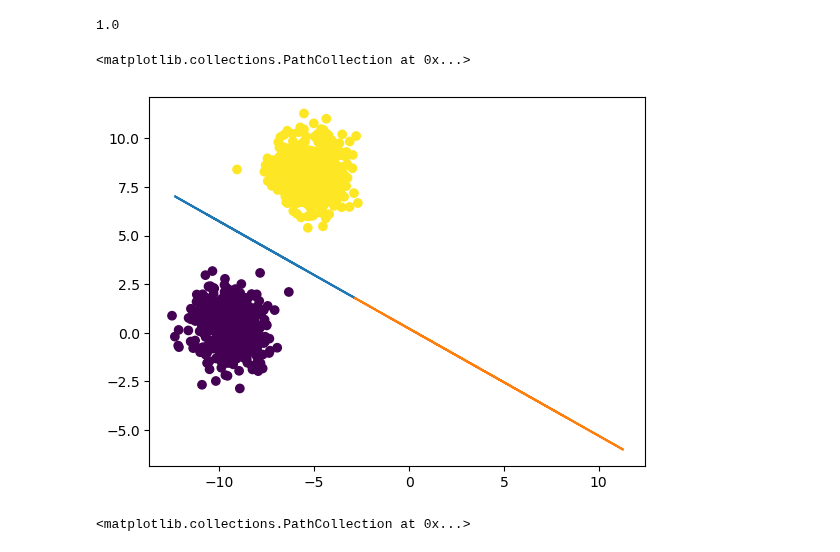
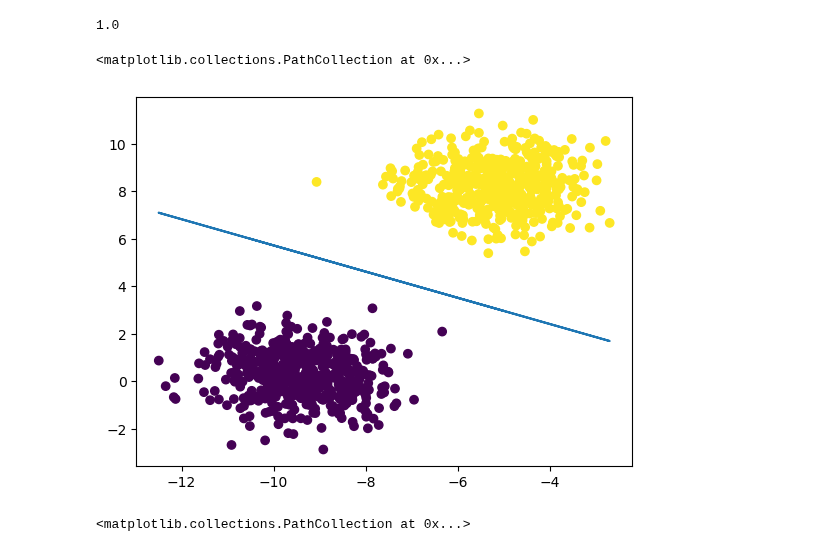
Before and after one commit to graterollin/PRML, a Jupyter notebook: hw4/HW4.ipynb, the cells around one changed output. Saved outputs shown, nothing was run; the diff lists cells and outputs as text; code cells hidden in the pictures.

```diff
--- a/hw4/HW4.ipynb
+++ b/hw4/HW4.ipynb
@@ -128,21 +128,21 @@ print(accuracy)
 # %%
 # Plotting the decision bondary
 # Column 1 (index 0) contains the 3 weights for the first class
 # Column 2 (index 1) contains the 3 weights for the second class
 
 #print(weights)
 #print(weights[1][1])
 slope = -(weights[1][0] - weights[1][1])/(weights[2][0] - weights[2][1])
 intercept = -(weights[0][0] - weights[0][1])/(weights[2][0] - weights[2][1])
 
-hyperplane = slope*X_train + intercept
+hyperplane = slope*X[:,0] + intercept
 
-plt.plot(X_train, hyperplane)
+plt.plot(X[:,0], hyperplane)
 #print(y)
 plt.scatter(X[:,0], X[:,1], c=y)
 # %% [output]
 <matplotlib.collections.PathCollection at 0x...>
-[figure, old version]
+[figure, new version]
 # %%
 # Study the effect of outlier. Generate an additional blob of 50 points and add them to one of the classes
 X_extra, y_extra = make_blobs(n_samples=50, centers=1)
```
Also changed, not shown: parts of 30 cells of this notebook.
